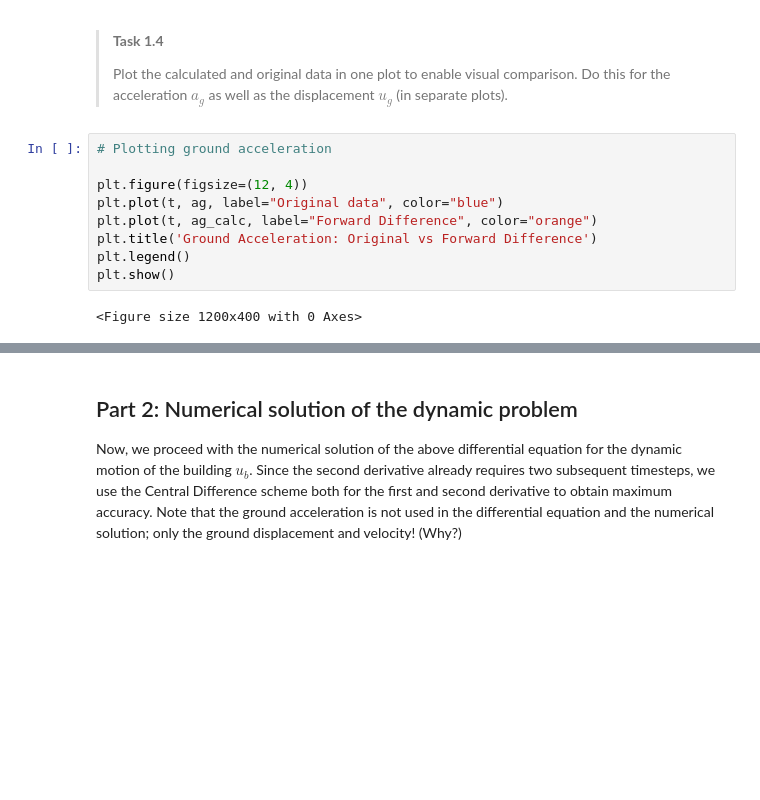
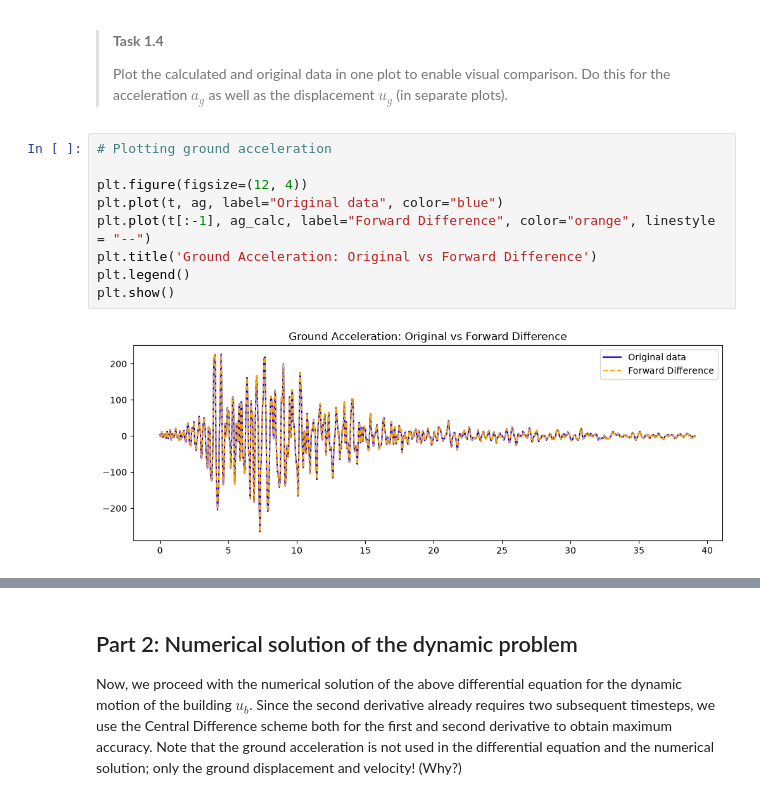
Before and after one commit to aileenkleibeuker-bit/GA1.2---Galena7, a Jupyter notebook: 1Ddynamics.ipynb, the cells around one changed output, grey strips where cells are left out. Cells and saved outputs as stored; diff of their text form; blank space fills up the shorter version.

```diff
--- a/1Ddynamics.ipynb
+++ b/1Ddynamics.ipynb
@@ -164,14 +168,14 @@ print(f'total ground displacement: {u_g}')
 # %%
 # Plotting ground acceleration
 
 plt.figure(figsize=(12, 4))
 plt.plot(t, ag, label="Original data", color="blue")
-plt.plot(t, ag_calc, label="Forward Difference", color="orange")
+plt.plot(t[:-1], ag_calc, label="Forward Difference", color="orange", linestyle = "--")
 plt.title('Ground Acceleration: Original vs Forward Difference')
 plt.legend()
 plt.show()
 # %% [output]
-<Figure size 1200x400 with 0 Axes>
+[figure, added]
 # %%
 # Plotting ground displacement
 
```
Also changed, not shown: parts of 6 cells of this notebook.
